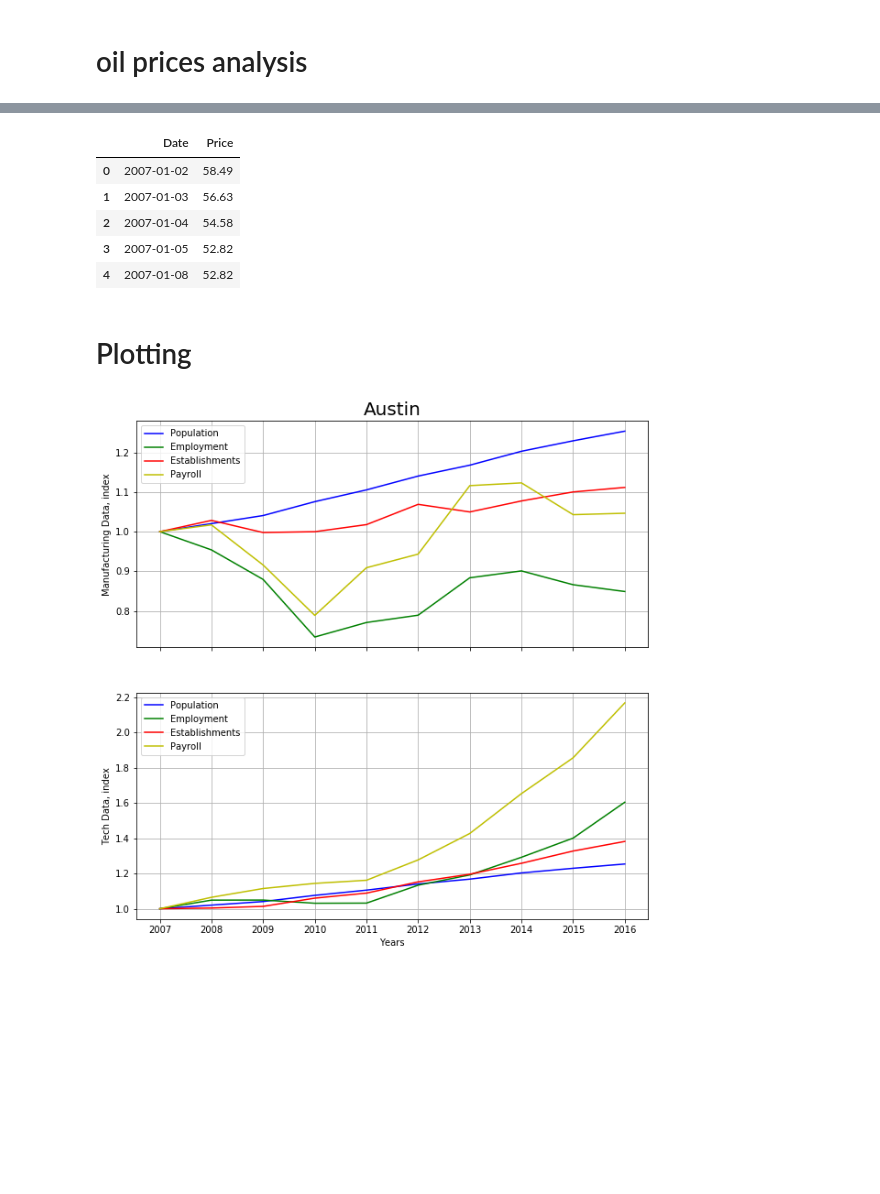
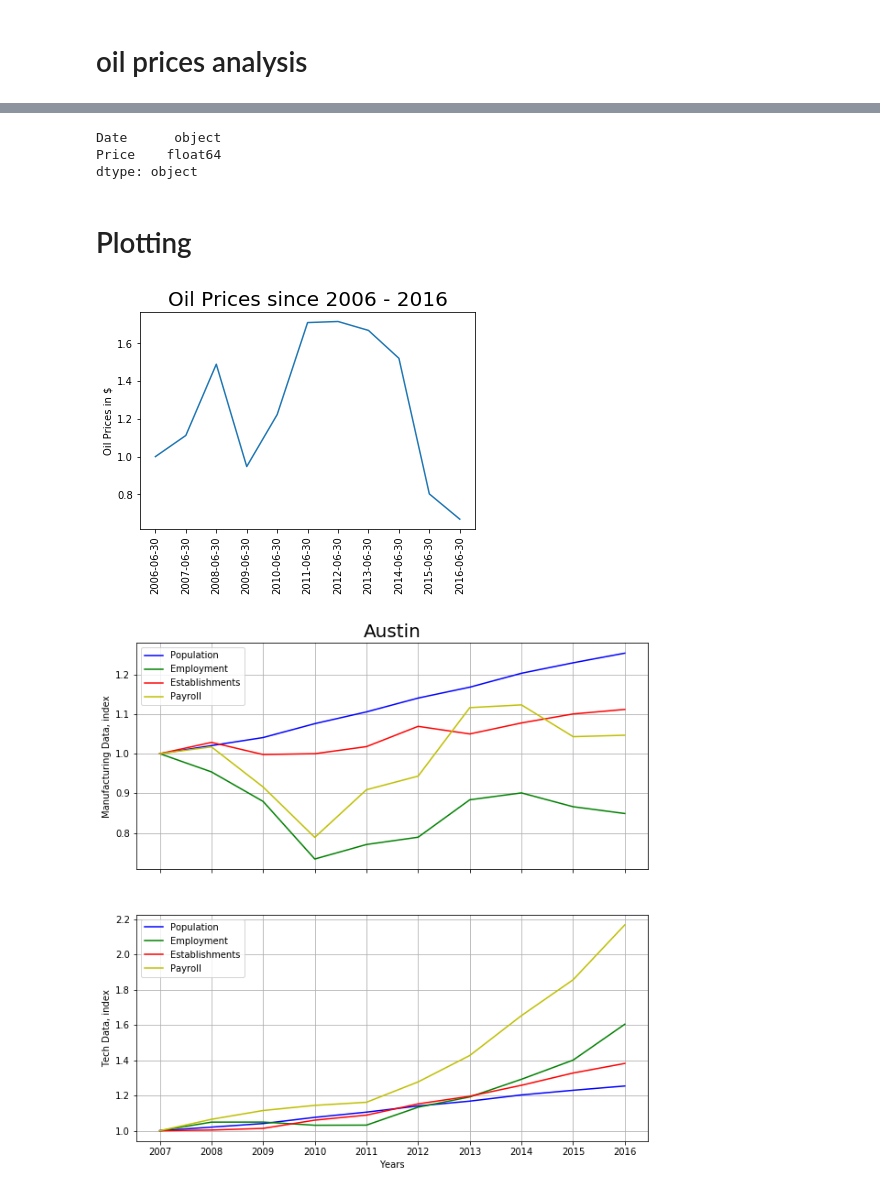
Before and after one commit to Yatish-Mullaji/Project---1, a Jupyter notebook: US_cities.ipynb, the cells around one changed output, grey strips where cells are left out. Drawn from its saved outputs; the diff is of its cells as text; code cells hidden in the pictures; blank space fills up the shorter version.

Commit message:
plot

```diff
--- a/US_cities.ipynb
+++ b/US_cities.ipynb
@@ -1409,17 +1409,28 @@ oil_price_cut.head()
 # %%
-n=dates.index('2006-12-29')
+n=dates.index('2005-06-30')
 oil_price_df=oil_price_cut.drop(oil_price_cut.index[0:n+1]).reset_index()
 oil_price_df=oil_price_df[['Date', 'Price']]
-oil_price_df.head()
+oil_price_df = oil_price_df.astype({"Price": float})
+
+oil_price_df.head(20)
+oil_price_df.dtypes
 # %% [output]
-|  | Date | Price |
-| 0 | 2007-01-02 | 58.49 |
-| 1 | 2007-01-03 | 56.63 |
-| 2 | 2007-01-04 | 54.58 |
-| 3 | 2007-01-05 | 52.82 |
-| 4 | 2007-01-08 | 52.82 |
+Date      object
+Price    float64
+dtype: object
 # %% [markdown]
 # Plotting
+# %%
+fig, ax = plt.subplots()
+y_axis = oil_price_df["Price"]/oil_price_df["Price"][0]
+ax.plot(oil_price_df["Date"], y_axis)
+plt.xticks( rotation='vertical')
+ax.set_ylabel('Oil Prices in $')
+ax.set_title('Oil Prices since 2006 - 2016', fontsize=20)
+
+plt.show()
+# %% [output]
+[figure, added]
 # %%
 #Austin
 fig1, (ax1, ax2)=plt.subplots(2,1, sharex=True, figsize=(10,10))
```
Also changed, not shown: parts of 3 cells of this notebook.
